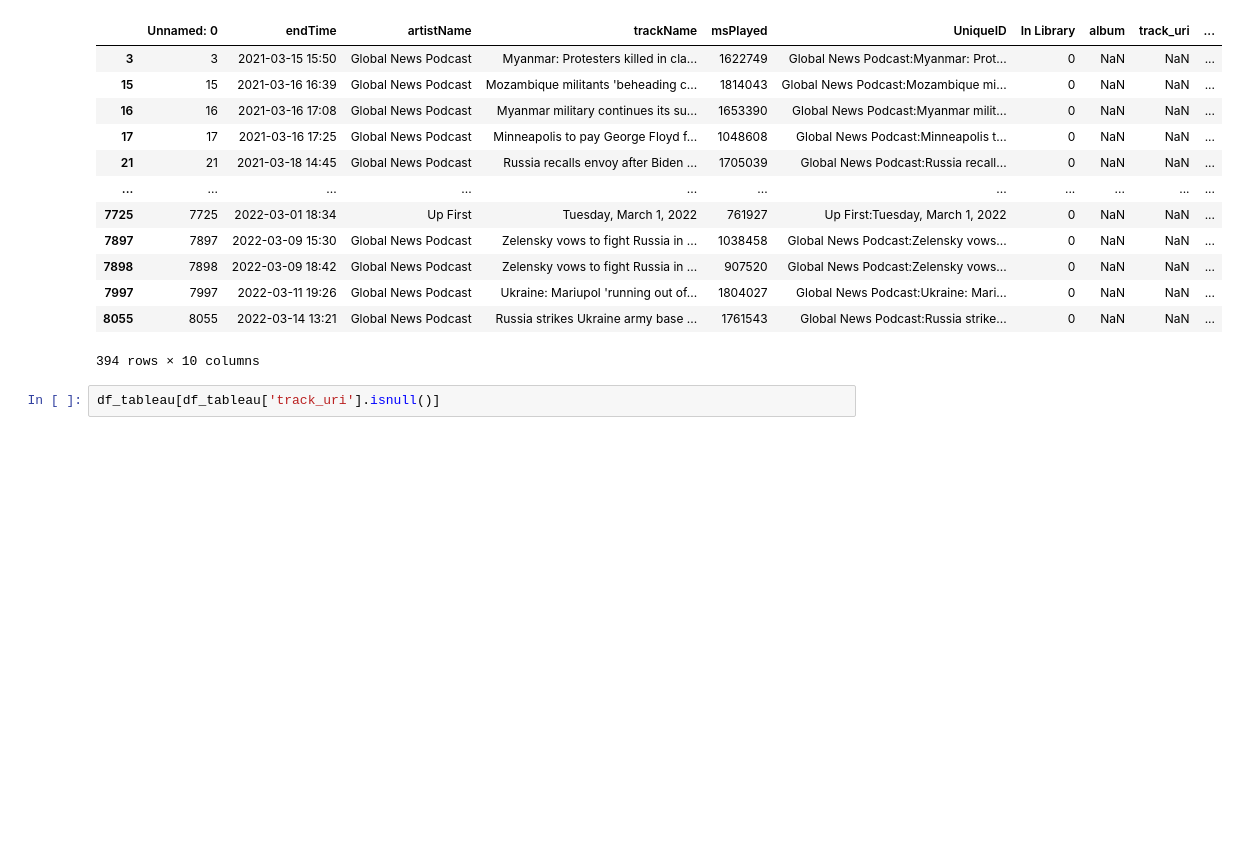
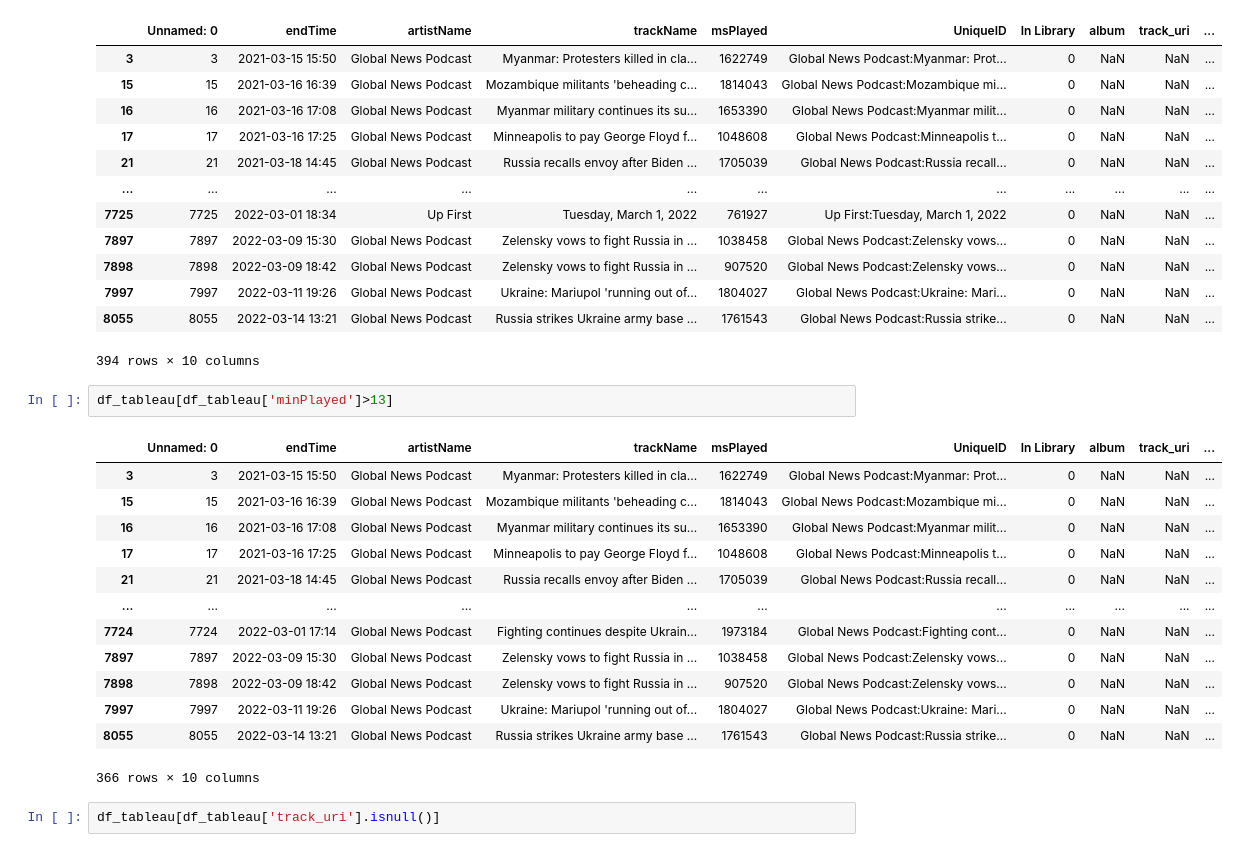
Before and after one commit to Jared-Godar/spotify-data, a Jupyter notebook: spotify_prepare.ipynb, the cells around one changed output. Drawn from its saved outputs; the diff is of its cells as text; blank space fills up the shorter version.

Commit message:
Filter podcasts.

```diff
--- a/spotify_prepare.ipynb
+++ b/spotify_prepare.ipynb
@@ -223,6 +223,22 @@ df_tableau[df_tableau['minPlayed']>12]
 | 7997 | 7997 | 2022-03-11 19:26 | Global News Podcast | Ukraine: Mariupol 'running out of... | 1804027 | Global News Podcast:Ukraine: Mari... | 0 | NaN | NaN | ... |
 | 8055 | 8055 | 2022-03-14 13:21 | Global News Podcast | Russia strikes Ukraine army base ... | 1761543 | Global News Podcast:Russia strike... | 0 | NaN | NaN | ... |
 394 rows × 10 columns
+# %%
+df_tableau[df_tableau['minPlayed']>13]
+# %% [output]
+|  | Unnamed: 0 | endTime | artistName | trackName | msPlayed | UniqueID | In Library | album | track_uri | ... |
+| 3 | 3 | 2021-03-15 15:50 | Global News Podcast | Myanmar: Protesters killed in cla... | 1622749 | Global News Podcast:Myanmar: Prot... | 0 | NaN | NaN | ... |
+| 15 | 15 | 2021-03-16 16:39 | Global News Podcast | Mozambique militants 'beheading c... | 1814043 | Global News Podcast:Mozambique mi... | 0 | NaN | NaN | ... |
+| 16 | 16 | 2021-03-16 17:08 | Global News Podcast | Myanmar military continues its su... | 1653390 | Global News Podcast:Myanmar milit... | 0 | NaN | NaN | ... |
+| 17 | 17 | 2021-03-16 17:25 | Global News Podcast | Minneapolis to pay George Floyd f... | 1048608 | Global News Podcast:Minneapolis t... | 0 | NaN | NaN | ... |
+| 21 | 21 | 2021-03-18 14:45 | Global News Podcast | Russia recalls envoy after Biden ... | 1705039 | Global News Podcast:Russia recall... | 0 | NaN | NaN | ... |
+| ... | ... | ... | ... | ... | ... | ... | ... | ... | ... | ... |
+| 7724 | 7724 | 2022-03-01 17:14 | Global News Podcast | Fighting continues despite Ukrain... | 1973184 | Global News Podcast:Fighting cont... | 0 | NaN | NaN | ... |
+| 7897 | 7897 | 2022-03-09 15:30 | Global News Podcast | Zelensky vows to fight Russia in ... | 1038458 | Global News Podcast:Zelensky vows... | 0 | NaN | NaN | ... |
+| 7898 | 7898 | 2022-03-09 18:42 | Global News Podcast | Zelensky vows to fight Russia in ... | 907520 | Global News Podcast:Zelensky vows... | 0 | NaN | NaN | ... |
+| 7997 | 7997 | 2022-03-11 19:26 | Global News Podcast | Ukraine: Mariupol 'running out of... | 1804027 | Global News Podcast:Ukraine: Mari... | 0 | NaN | NaN | ... |
+| 8055 | 8055 | 2022-03-14 13:21 | Global News Podcast | Russia strikes Ukraine army base ... | 1761543 | Global News Podcast:Russia strike... | 0 | NaN | NaN | ... |
+366 rows × 10 columns
 # %%
 df_tableau[df_tableau['track_uri'].isnull()]
 # %% [output]
```
